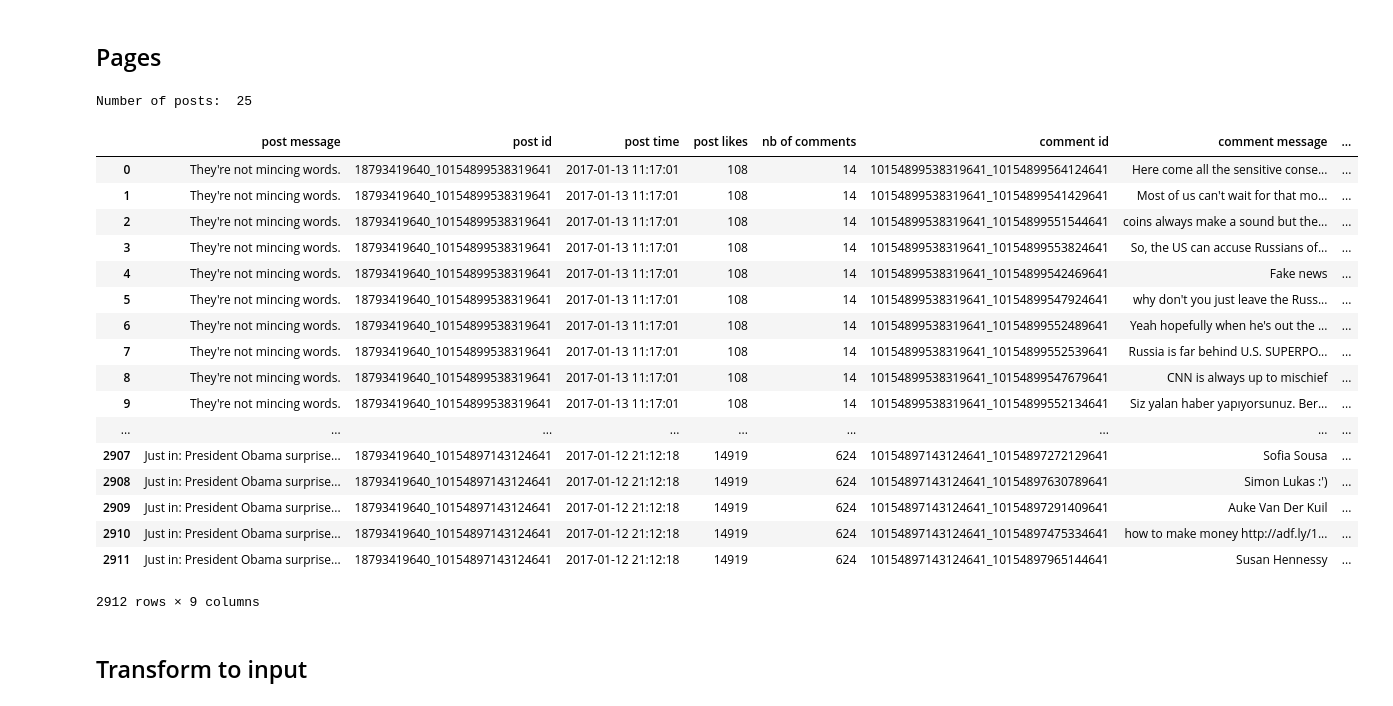
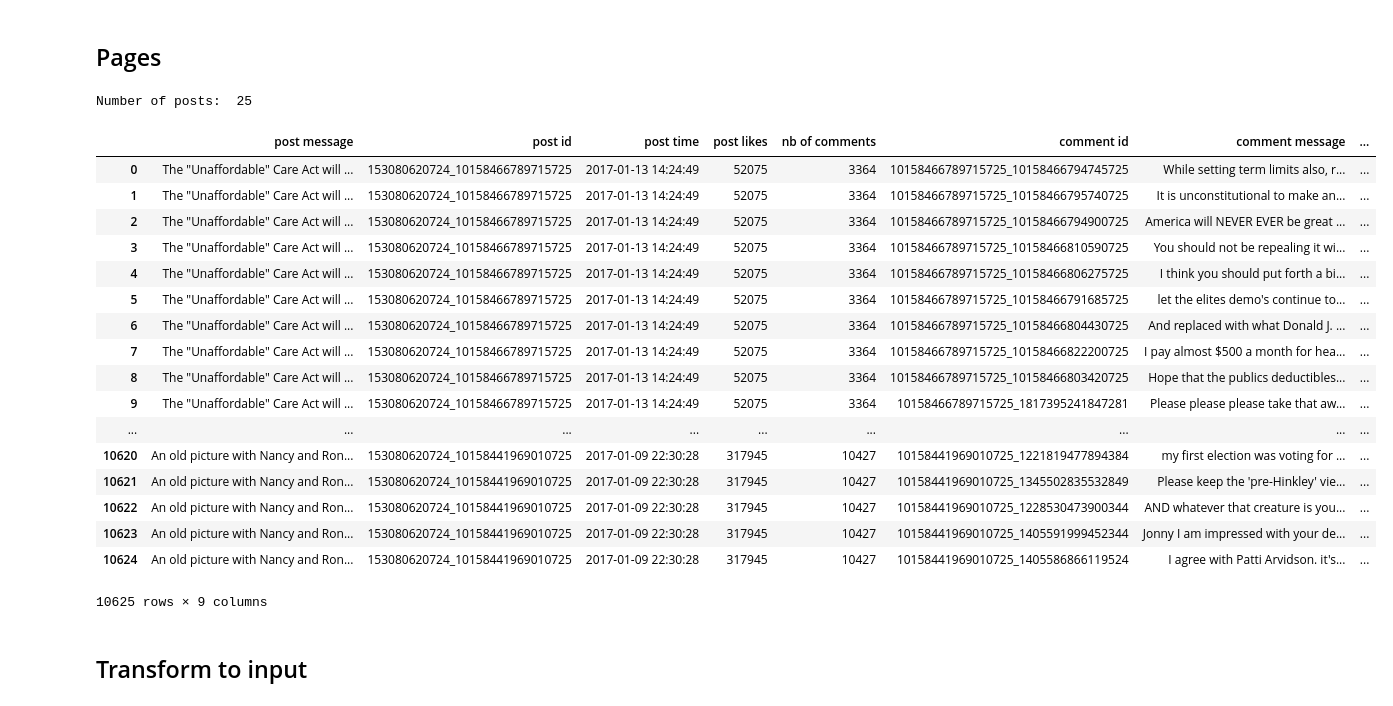
Before and after one commit to meryemwehbe/NTDS_Project, a Jupyter notebook: myProject.ipynb, the cells around one changed output. Cells and saved outputs as stored; diff of their text form; code cells hidden in the pictures.

```diff
--- a/myProject.ipynb
+++ b/myProject.ipynb
@@ -662,7 +662,8 @@ def lastPostsReactions(page,filename,n):
                 postId=post['id']
                 try:
                     # Only work with posts with comments which have text.
-                    nb_comments_per_post=post['comments']['summary']['total_count']
+                    #nb_comments_per_post=post['comments']['summary']['total_count']
+                    nb_comments_per_post=400;
 
                     x= post['comments']['data'][0]['message'] #IndexError if no comment on the page, only work with posts
                     # which have at least 1 comment
@@ -890,28 +891,28 @@ NameError: name 'token' is not defined
 # %% [markdown]
 ## Pages
 # %%
-page = 'cnninternational'
-lastPostsReactions(page,'cnn',20)
+page = 'DonaldTrump'
+lastPostsReactions(page,'Trump',20)
 # %% [output]
 Number of posts:  25
 |  | post message | post id | post time | post likes | nb of comments | comment id | comment message | ... |
-| 0 | They're not mincing words. | 18793419640_10154899538319641 | 2017-01-13 11:17:01 | 108 | 14 | 10154899538319641_10154899564124641 | Here come all the sensitive conse... | ... |
-| 1 | They're not mincing words. | 18793419640_10154899538319641 | 2017-01-13 11:17:01 | 108 | 14 | 10154899538319641_10154899541429641 | Most of us can't wait for that mo... | ... |
-| 2 | They're not mincing words. | 18793419640_10154899538319641 | 2017-01-13 11:17:01 | 108 | 14 | 10154899538319641_10154899551544641 | coins always make a sound but the... | ... |
-| 3 | They're not mincing words. | 18793419640_10154899538319641 | 2017-01-13 11:17:01 | 108 | 14 | 10154899538319641_10154899553824641 | So, the US can accuse Russians of... | ... |
-| 4 | They're not mincing words. | 18793419640_10154899538319641 | 2017-01-13 11:17:01 | 108 | 14 | 10154899538319641_10154899542469641 | Fake news | ... |
-| 5 | They're not mincing words. | 18793419640_10154899538319641 | 2017-01-13 11:17:01 | 108 | 14 | 10154899538319641_10154899547924641 | why don't you just leave the Russ... | ... |
-| 6 | They're not mincing words. | 18793419640_10154899538319641 | 2017-01-13 11:17:01 | 108 | 14 | 10154899538319641_10154899552489641 | Yeah hopefully when he's out the ... | ... |
-| 7 | They're not mincing words. | 18793419640_10154899538319641 | 2017-01-13 11:17:01 | 108 | 14 | 10154899538319641_10154899552539641 | Russia is far behind U.S. SUPERPO... | ... |
-| 8 | They're not mincing words. | 18793419640_10154899538319641 | 2017-01-13 11:17:01 | 108 | 14 | 10154899538319641_10154899547679641 | CNN is always up to mischief | ... |
-| 9 | They're not mincing words. | 18793419640_10154899538319641 | 2017-01-13 11:17:01 | 108 | 14 | 10154899538319641_10154899552134641 | Siz yalan haber yapıyorsunuz. Ber... | ... |
+| 0 | The "Unaffordable" Care Act will ... | 153080620724_10158466789715725 | 2017-01-13 14:24:49 | 52075 | 3364 | 10158466789715725_10158466794745725 | While setting term limits also, r... | ... |
+| 1 | The "Unaffordable" Care Act will ... | 153080620724_10158466789715725 | 2017-01-13 14:24:49 | 52075 | 3364 | 10158466789715725_10158466795740725 | It is unconstitutional to make an... | ... |
+| 2 | The "Unaffordable" Care Act will ... | 153080620724_10158466789715725 | 2017-01-13 14:24:49 | 52075 | 3364 | 10158466789715725_10158466794900725 | America will NEVER EVER be great ... | ... |
+| 3 | The "Unaffordable" Care Act will ... | 153080620724_10158466789715725 | 2017-01-13 14:24:49 | 52075 | 3364 | 10158466789715725_10158466810590725 | You should not be repealing it wi... | ... |
+| 4 | The "Unaffordable" Care Act will ... | 153080620724_10158466789715725 | 2017-01-13 14:24:49 | 52075 | 3364 | 10158466789715725_10158466806275725 | I think you should put forth a bi... | ... |
+| 5 | The "Unaffordable" Care Act will ... | 153080620724_10158466789715725 | 2017-01-13 14:24:49 | 52075 | 3364 | 10158466789715725_10158466791685725 | let the elites demo's continue to... | ... |
+| 6 | The "Unaffordable" Care Act will ... | 153080620724_10158466789715725 | 2017-01-13 14:24:49 | 52075 | 3364 | 10158466789715725_10158466804430725 | And replaced with what Donald J. ... | ... |
+| 7 | The "Unaffordable" Care Act will ... | 153080620724_10158466789715725 | 2017-01-13 14:24:49 | 52075 | 3364 | 10158466789715725_10158466822200725 | I pay almost $500 a month for hea... | ... |
+| 8 | The "Unaffordable" Care Act will ... | 153080620724_10158466789715725 | 2017-01-13 14:24:49 | 52075 | 3364 | 10158466789715725_10158466803420725 | Hope that the publics deductibles... | ... |
+| 9 | The "Unaffordable" Care Act will ... | 153080620724_10158466789715725 | 2017-01-13 14:24:49 | 52075 | 3364 | 10158466789715725_1817395241847281 | Please please please take that aw... | ... |
 | ... | ... | ... | ... | ... | ... | ... | ... | ... |
-| 2907 | Just in: President Obama surprise... | 18793419640_10154897143124641 | 2017-01-12 21:12:18 | 14919 | 624 | 10154897143124641_10154897272129641 | Sofia Sousa | ... |
-| 2908 | Just in: President Obama surprise... | 18793419640_10154897143124641 | 2017-01-12 21:12:18 | 14919 | 624 | 10154897143124641_10154897630789641 | Simon Lukas :') | ... |
-| 2909 | Just in: President Obama surprise... | 18793419640_10154897143124641 | 2017-01-12 21:12:18 | 14919 | 624 | 10154897143124641_10154897291409641 | Auke Van Der Kuil | ... |
-| 2910 | Just in: President Obama surprise... | 18793419640_10154897143124641 | 2017-01-12 21:12:18 | 14919 | 624 | 10154897143124641_10154897475334641 | how to make money http://adf.ly/1... | ... |
-| 2911 | Just in: President Obama surprise... | 18793419640_10154897143124641 | 2017-01-12 21:12:18 | 14919 | 624 | 10154897143124641_10154897965144641 | Susan Hennessy | ... |
+| 10620 | An old picture with Nancy and Ron... | 153080620724_10158441969010725 | 2017-01-09 22:30:28 | 317945 | 10427 | 10158441969010725_1221819477894384 | my first election was voting for ... | ... |
+| 10621 | An old picture with Nancy and Ron... | 153080620724_10158441969010725 | 2017-01-09 22:30:28 | 317945 | 10427 | 10158441969010725_1345502835532849 | Please keep the 'pre-Hinkley' vie... | ... |
+| 10622 | An old picture with Nancy and Ron... | 153080620724_10158441969010725 | 2017-01-09 22:30:28 | 317945 | 10427 | 10158441969010725_1228530473900344 | AND whatever that creature is you... | ... |
+| 10623 | An old picture with Nancy and Ron... | 153080620724_10158441969010725 | 2017-01-09 22:30:28 | 317945 | 10427 | 10158441969010725_1405591999452344 | Jonny I am impressed with your de... | ... |
+| 10624 | An old picture with Nancy and Ron... | 153080620724_10158441969010725 | 2017-01-09 22:30:28 | 317945 | 10427 | 10158441969010725_1405586866119524 | I agree with Patti Arvidson. it's... | ... |
-2912 rows × 9 columns
+10625 rows × 9 columns
 # %% [markdown]
 ## Transform to input
 # %%
```
Also changed, not shown: parts of 15 cells of this notebook, 1 other file.
